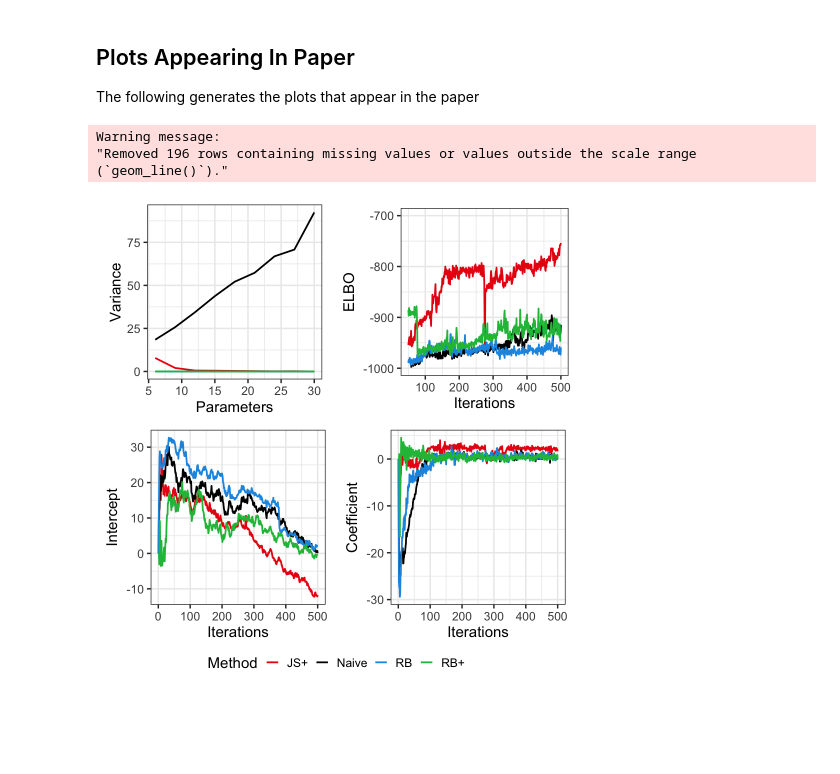
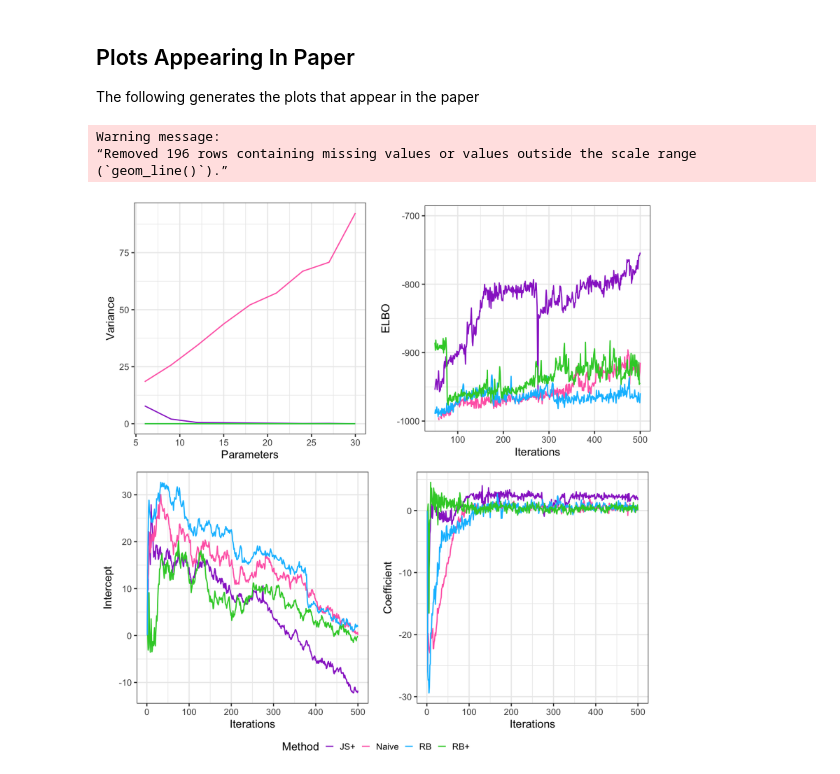
Before and after one commit to dominicdayta/jsbbvi, a Jupyter notebook: variance-comparisons2.ipynb, the cells around one changed output. Saved outputs shown, nothing was run; the diff lists cells and outputs as text; code cells hidden in the pictures; blank space fills up the shorter version.

Commit message:
Updated figures for dissertation

```diff
--- a/variance-comparisons2.ipynb
+++ b/variance-comparisons2.ipynb
@@ -4,14 +4,14 @@
 The following codes generate the figures shown in my lab seminar presentation.
 # %%
 library(dplyr)
-library(rstan)
+#library(rstan)
 library(ggplot2)
 library(ggpubr)
 library(gridExtra)
 library(xtable)
 
 options(repr.plot.width = 10, repr.plot.height = 7)
-group.colors <- c("JS+" = "#e91010", "Naive" = "#000000", "RB" ="#1c97e3", "RB+" = "#1cbd47")
+group.colors <- c("JS+" = "#9932cc", "Naive" = "#ff69b4", "RB" ="#00bfff", "RB+" = "#32cd32")
 
 source("logitregress.R")
 # %% [output]
@@ -141,7 +141,7 @@ p1 <- vars %>%
     geom_line(data = vars, aes(color = method), linewidth = 1) +
     scale_color_manual(values = group.colors, name = "Method") +
     labs(x = "Parameters", y = "Variance") +
-    theme_bw(base_size=18) +
+    theme_bw(base_size=20) +
     theme(aspect.ratio = 1)
 
 options(repr.plot.width = 7, repr.plot.height = 7)
@@ -221,7 +221,7 @@ p2 <- elbo.iters %>%
     scale_y_continuous(limits = c(-1000, -700)) +
     scale_x_continuous(limits = c(50, 500)) +
     labs(x = "Iterations", y = "ELBO") +
-    theme_bw(base_size=18) +
+    theme_bw(base_size=20) +
     theme(aspect.ratio = 1)
 
 options(repr.plot.width = 7, repr.plot.height = 7)
@@ -250,7 +250,7 @@ p3 <- coeffs %>%
     geom_line(data = coeffs, aes(color = method), linewidth = 1) +
     scale_color_manual(values = group.colors, name = "Method") +
     labs(x = "Iterations", y = "Intercept") +
-    theme_bw(base_size=18) +
+    theme_bw(base_size=20) +
     theme(aspect.ratio = 1)
 
 p4 <- coeffs %>%
@@ -258,7 +258,7 @@ p4 <- coeffs %>%
     geom_line(data = coeffs, aes(color = method), linewidth = 1) +
     scale_color_manual(values = group.colors, name = "Method") +
     labs(x = "Iterations", y = "Coefficient") +
-    theme_bw(base_size=18) +
+    theme_bw(base_size=20) +
     theme(aspect.ratio = 1)
 
 p3
@@ -273,10 +273,10 @@ p4
 
 The following generates the plots that appear in the paper
 # %%
-options(repr.plot.width = 8, repr.plot.height = 8)
-ggarrange(p1, p2, p3, p4, nrow = 2, ncol = 2, common.legend = TRUE, legend = "bottom")
+options(repr.plot.width = 14, repr.plot.height = 14, dpi=800)
+ggarrange(p1, p2, p3, p4, nrow = 2, ncol = 2, common.legend = TRUE, legend = "bottom", font.label=list(size=20))
 # %% [output]
 Warning message:
-"Removed 196 rows containing missing values or values outside the scale range
-(`geom_line()`)."
+“Removed 196 rows containing missing values or values outside the scale range
+(`geom_line()`).”
-[figure, old version]
+[figure, new version]
```
Also changed, not shown: parts of 4 cells of this notebook.
